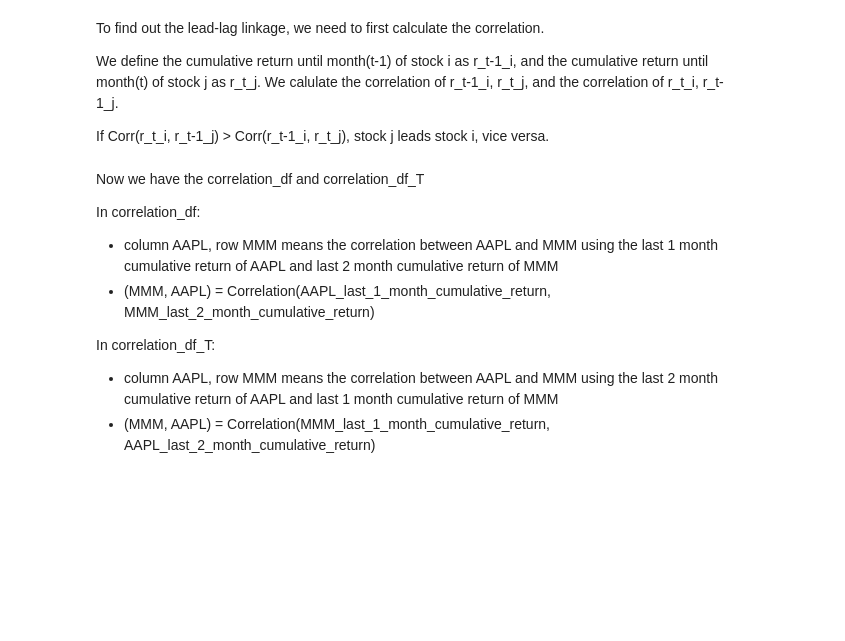
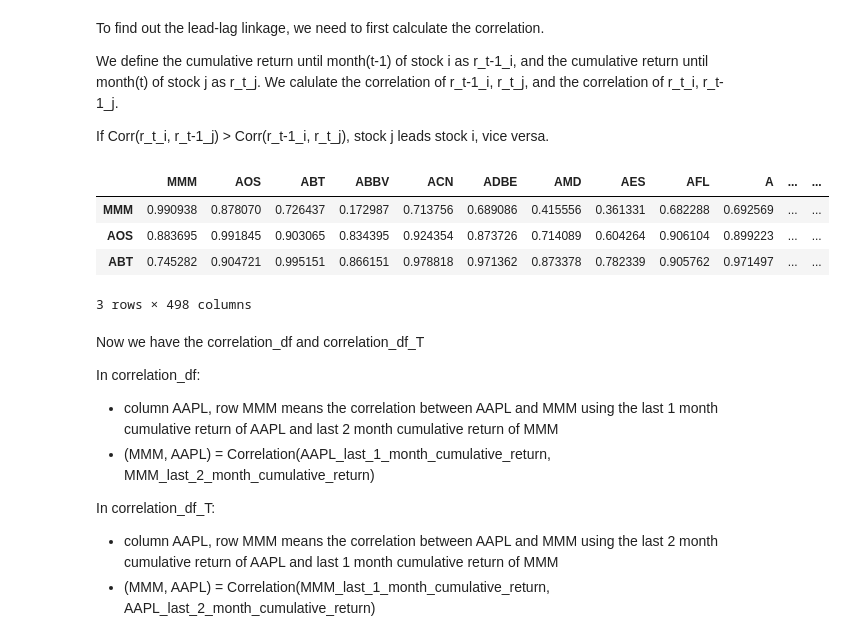
Before and after one commit to vd1371/AcademicQuantLab, a Jupyter notebook: Momentum/Cross_stock_Momentum.ipynb, the cells around one changed output. Saved outputs shown, nothing was run; the diff lists cells and outputs as text; code cells hidden in the pictures; blank space fills up the shorter version.

```diff
--- a/Cross-stock Momentum.ipynb
+++ b/Momentum/Cross_stock_Momentum.ipynb
@@ -173,9 +180,17 @@ for ticker in tickers:
 # %%
 correlation_df = pd.concat(correlation_holder, axis=1)
 correlation_df.columns = tickers
 
 # Transpose the correlation_df
 correlation_df_T = correlation_df.T
+
+correlation_df_T.head(3)
+# %% [output]
+|  | MMM | AOS | ABT | ABBV | ACN | ADBE | AMD | AES | AFL | A | ... | ... |
+| MMM | 0.990938 | 0.878070 | 0.726437 | 0.172987 | 0.713756 | 0.689086 | 0.415556 | 0.361331 | 0.682288 | 0.692569 | ... | ... |
+| AOS | 0.883695 | 0.991845 | 0.903065 | 0.834395 | 0.924354 | 0.873726 | 0.714089 | 0.604264 | 0.906104 | 0.899223 | ... | ... |
+| ABT | 0.745282 | 0.904721 | 0.995151 | 0.866151 | 0.978818 | 0.971362 | 0.873378 | 0.782339 | 0.905762 | 0.971497 | ... | ... |
+3 rows × 498 columns
 # %% [markdown]
 Now we have the correlation_df and correlation_df_T
 
```
Also changed, not shown: parts of 5 cells of this notebook.
